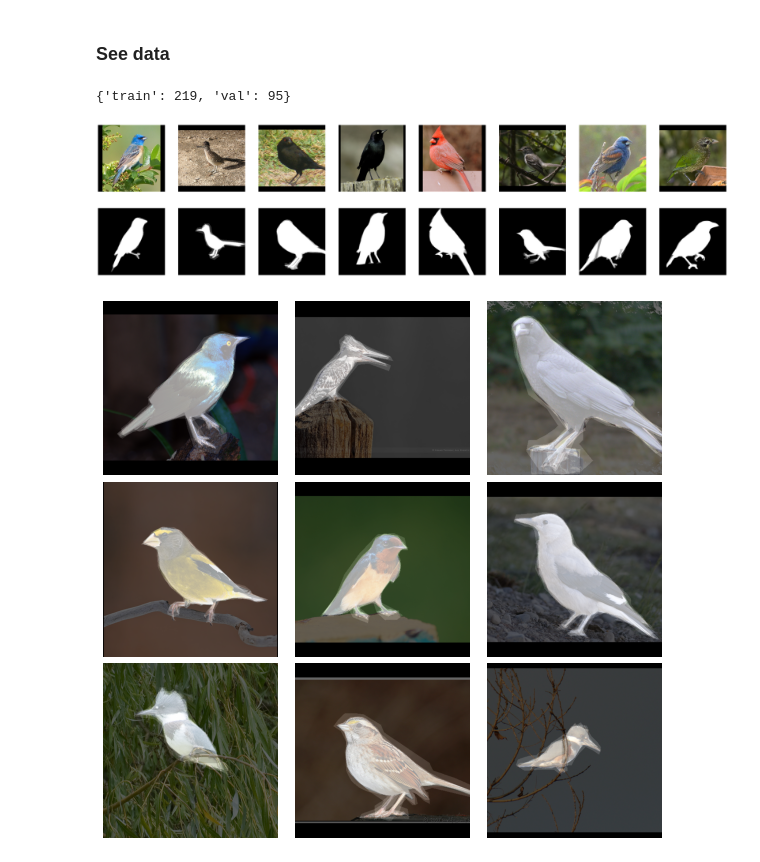
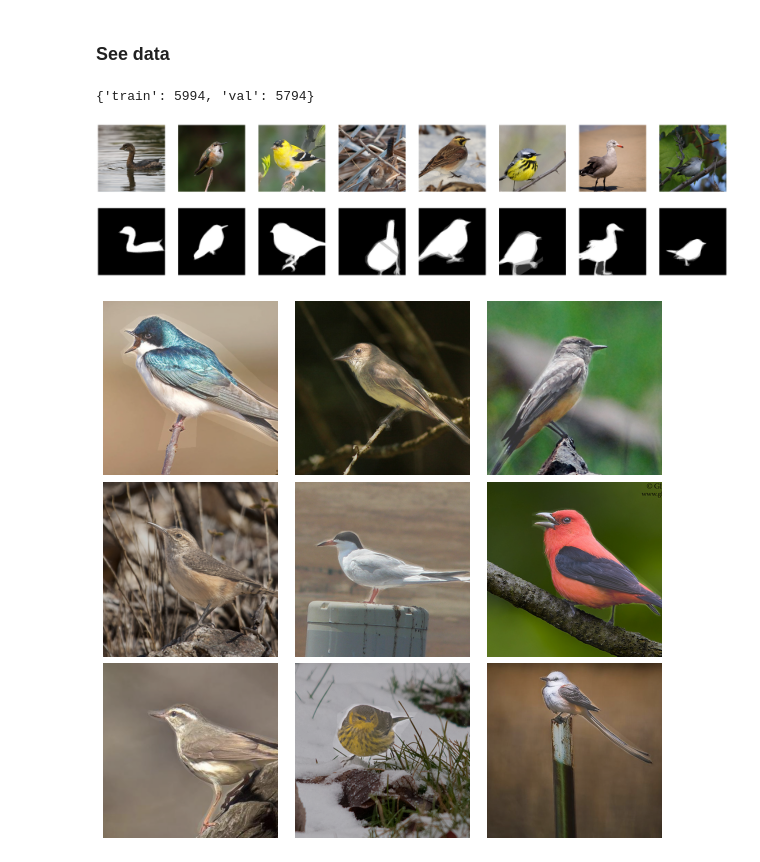
Before and after one commit to kaaeaate/optimal-kernels, a Jupyter notebook: IJCAI/inference/Dataset_images_example.ipynb, the cells around one changed output. Cells and saved outputs as stored; diff of their text form; code cells hidden in the pictures.

Commit message:
Added other datasets

```diff
--- a/IJCAI/inference/Dataset_images_example.ipynb
+++ b/IJCAI/inference/Dataset_images_example.ipynb
@@ -88,5 +126,23 @@ val_set = Birds_OneCluster(img_names = test_imgs,
 # %% [markdown]
 ### Simple shapes
+# %%
+dataset_path = Path('/home/e_radionova/Datasets/SimpleShapes_10_classes')
+# %%
+trans = transforms.Compose([
+#     transforms.Resize((390, 390), interpolation=Image.NEAREST),
+    transforms.CenterCrop((300, 400)),
+    transforms.ToTensor(),
+])
+
+train_set = ShapeDataset(images_folder = dataset_path / 'dataset/images',
+                         masks_folder = dataset_path / 'dataset/masks',
+                         img_transform = trans,
+                        masks_transform = trans)
+
+val_set = ShapeDataset(images_folder = dataset_path / 'dataset/images',
+                         masks_folder = dataset_path / 'dataset/masks',
+                         img_transform = trans,
+                      masks_transform = trans)
 # %% [markdown]
 ### See data
 # %%
@@ -108,7 +164,7 @@ dataset_sizes = {
 
 dataset_sizes
 # %% [output]
-{'train': 219, 'val': 95}
+{'train': 5994, 'val': 5794}
 # %%
 SEED = 42
 random.seed(SEED)
@@ -128,25 +184,25 @@ for i in range(n_pics_to_show):
     ax[1,i].imshow(label_np, cmap='gray')
     ax[1,i].axis('off')
 # %% [output]
-[figure, old version]
+[figure, new version]
 # %%
-SEED = 21
+SEED = 37
 random.seed(SEED)
 torch.manual_seed(SEED)
 torch.cuda.manual_seed_all(SEED)
 np.random.seed(SEED)
 
 n_pics_to_show = 9
 half = int(n_pics_to_show/3)
 inputs, masks = next(iter(dataloaders['train']))
 fig, ax = plt.subplots(3, half, figsize=(10, 10))
 plt.subplots_adjust(wspace=0.1,hspace=0.001)
 for i in range(n_pics_to_show):
     pic, label = inputs[i], masks[i]
     label_np = label.data.numpy().transpose(1, 2, 0)
     pic_np = pic.data.numpy().transpose(1, 2, 0)
     ax[i//half, i%half].imshow(pic_np, cmap='gray')
-    ax[i//half, i%half].imshow(label_np, cmap='gray', alpha=0.6)
+    ax[i//half, i%half].imshow(label_np, cmap='gray', alpha=0.2)
     ax[i//half, i%half].axis('off')
 # %% [output]
-[figure, old version]
+[figure, new version]
```
Also changed, not shown: parts of 5 cells of this notebook.
